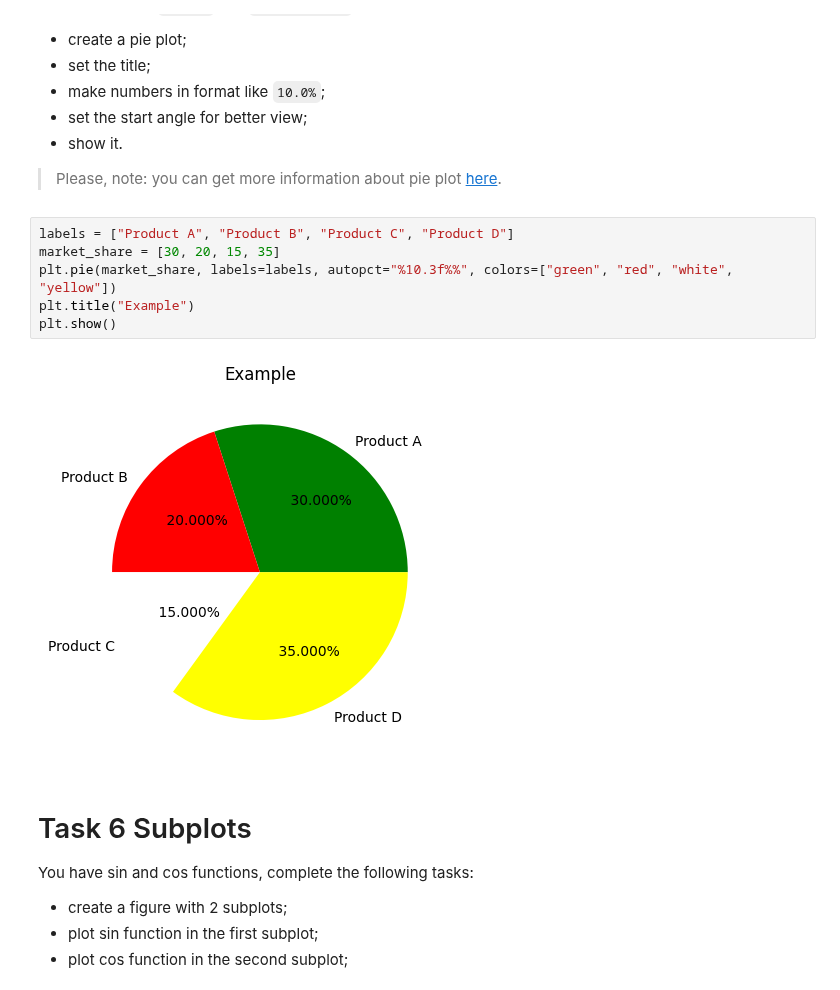
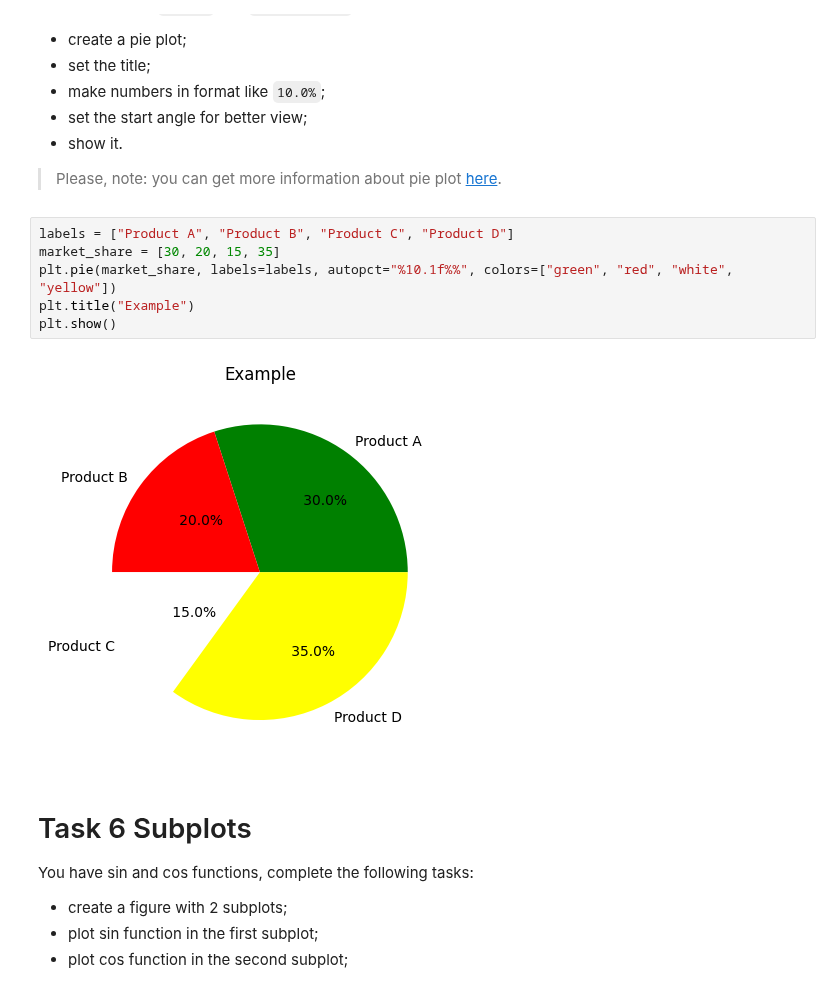
Before and after one commit to mate-academy/py-matplotlib, a Jupyter notebook: app/matplotlib.ipynb, the cells around one changed output. Cells and saved outputs as stored; diff of their text form.

```diff
--- a/app/matplotlib.ipynb
+++ b/app/matplotlib.ipynb
@@ -116,11 +117,11 @@ You have lists of `labels` and `market_share`, complete the following tasks:
 # %%
 labels = ["Product A", "Product B", "Product C", "Product D"]
 market_share = [30, 20, 15, 35]
-plt.pie(market_share, labels=labels, autopct="%10.3f%%", colors=["green", "red", "white", "yellow"])
+plt.pie(market_share, labels=labels, autopct="%10.1f%%", colors=["green", "red", "white", "yellow"])
 plt.title("Example")
 plt.show()
 # %% [output]
-[figure, old version]
+[figure, new version]
 # %% [markdown]
 # Task 6 Subplots
 
```
Also changed, not shown: parts of 1 cell of this notebook, 1 other file.
